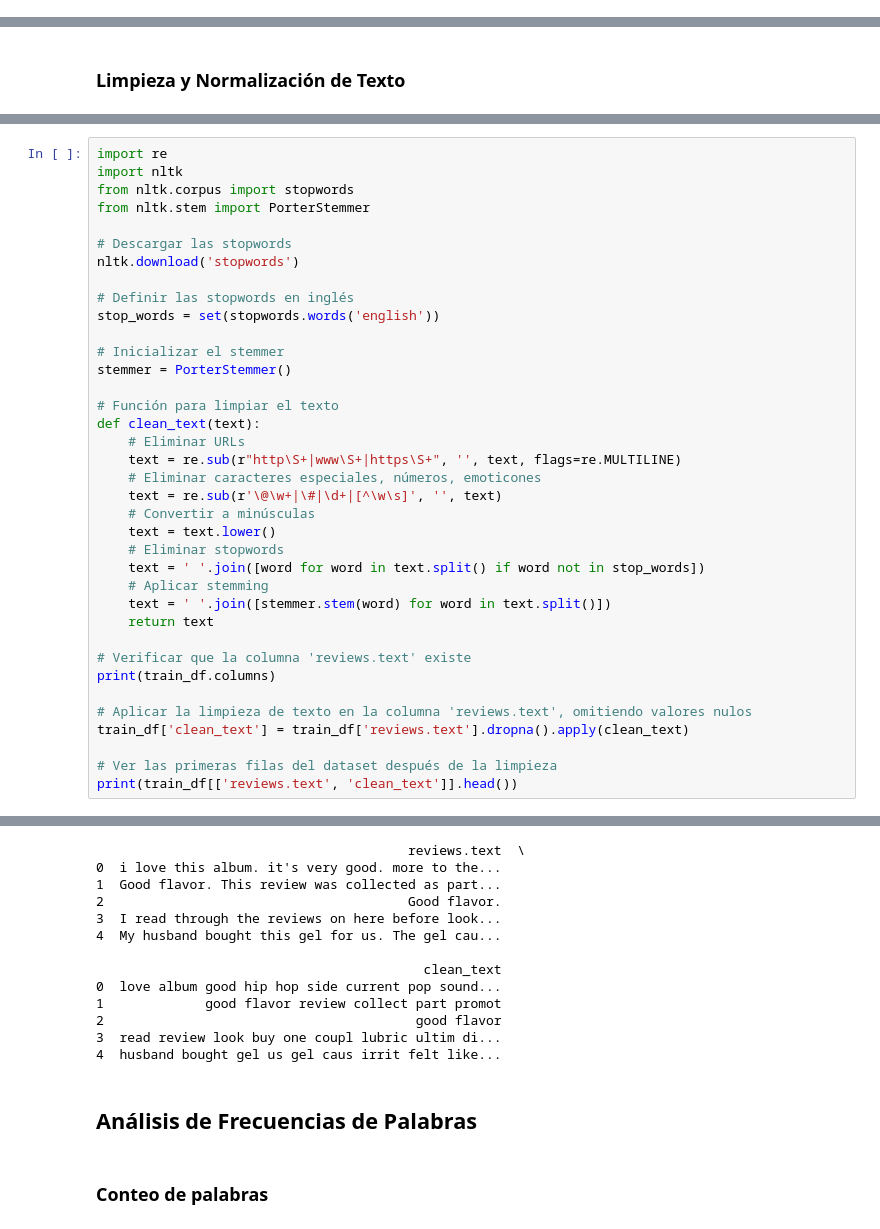
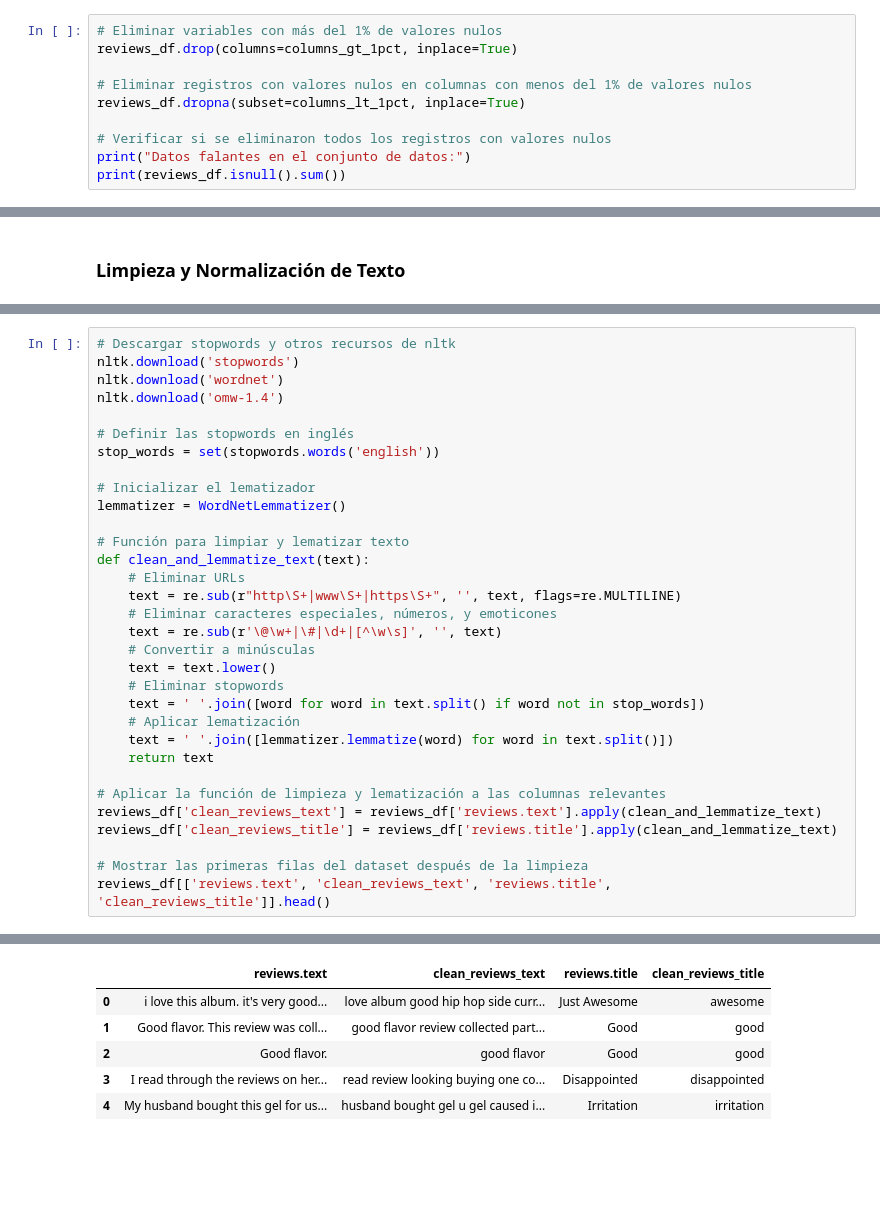
Before and after one commit to LeivaDiego/Lab6-DataScience, a Jupyter notebook: Lab6-ejercicio2.ipynb, the cells around one changed output, grey strips where cells are left out. Drawn from its saved outputs; the diff is of its cells as text; blank space fills up the shorter version.

Commit message:
Preprocesamiento y Limpieza

```diff
--- a/Lab6-ejercicio2.ipynb
+++ b/Lab6-ejercicio2.ipynb
@@ -375,0 +309,10 @@ dtype: int64
+# %%
+# Eliminar variables con más del 1% de valores nulos
+reviews_df.drop(columns=columns_gt_1pct, inplace=True)
+
+# Eliminar registros con valores nulos en columnas con menos del 1% de valores nulos
+reviews_df.dropna(subset=columns_lt_1pct, inplace=True)
+
+# Verificar si se eliminaron todos los registros con valores nulos
+print("Datos falantes en el conjunto de datos:")
+print(reviews_df.isnull().sum())
@@ -393,38 +366,33 @@ dtype: int64
 # %%
-import re
-import nltk
-from nltk.corpus import stopwords
-from nltk.stem import PorterStemmer
-
-# Descargar las stopwords
+# Descargar stopwords y otros recursos de nltk
 nltk.download('stopwords')
+nltk.download('wordnet')
+nltk.download('omw-1.4')
 
 # Definir las stopwords en inglés
 stop_words = set(stopwords.words('english'))
 
-# Inicializar el stemmer
-stemmer = PorterStemmer()
+# Inicializar el lematizador
+lemmatizer = WordNetLemmatizer()
 
-# Función para limpiar el texto
-def clean_text(text):
+# Función para limpiar y lematizar texto
+def clean_and_lemmatize_text(text):
     # Eliminar URLs
     text = re.sub(r"http\S+|www\S+|https\S+", '', text, flags=re.MULTILINE)
-    # Eliminar caracteres especiales, números, emoticones
+    # Eliminar caracteres especiales, números, y emoticones
     text = re.sub(r'\@\w+|\#|\d+|[^\w\s]', '', text)
     # Convertir a minúsculas
     text = text.lower()
     # Eliminar stopwords
     text = ' '.join([word for word in text.split() if word not in stop_words])
-    # Aplicar stemming
-    text = ' '.join([stemmer.stem(word) for word in text.split()])
+    # Aplicar lematización
+    text = ' '.join([lemmatizer.lemmatize(word) for word in text.split()])
     return text
 
-# Verificar que la columna 'reviews.text' existe
-print(train_df.columns)
+# Aplicar la función de limpieza y lematización a las columnas relevantes
+reviews_df['clean_reviews_text'] = reviews_df['reviews.text'].apply(clean_and_lemmatize_text)
+reviews_df['clean_reviews_title'] = reviews_df['reviews.title'].apply(clean_and_lemmatize_text)
 
-# Aplicar la limpieza de texto en la columna 'reviews.text', omitiendo valores nulos
-train_df['clean_text'] = train_df['reviews.text'].dropna().apply(clean_text)
-
-# Ver las primeras filas del dataset después de la limpieza
-print(train_df[['reviews.text', 'clean_text']].head())
+# Mostrar las primeras filas del dataset después de la limpieza
+reviews_df[['reviews.text', 'clean_reviews_text', 'reviews.title', 'clean_reviews_title']].head()
 # %% [output]
@@ -440,17 +408,6 @@ Index(['id', 'brand', 'categories', 'dateAdded', 'dateUpdated', 'keys',
-                                        reviews.text  \
-0  i love this album. it's very good. more to the...
-1  Good flavor. This review was collected as part...
-2                                       Good flavor.
-3  I read through the reviews on here before look...
-4  My husband bought this gel for us. The gel cau...
-
-                                          clean_text
-0  love album good hip hop side current pop sound...
-1             good flavor review collect part promot
-2                                        good flavor
-3  read review look buy one coupl lubric ultim di...
-4  husband bought gel us gel caus irrit felt like...
+|  | reviews.text | clean_reviews_text | reviews.title | clean_reviews_title |
+| 0 | i love this album. it's very good... | love album good hip hop side curr... | Just Awesome | awesome |
+| 1 | Good flavor. This review was coll... | good flavor review collected part... | Good | good |
+| 2 | Good flavor. | good flavor | Good | good |
+| 3 | I read through the reviews on her... | read review looking buying one co... | Disappointed | disappointed |
+| 4 | My husband bought this gel for us... | husband bought gel u gel caused i... | Irritation | irritation |
-# %% [markdown]
-## Análisis de Frecuencias de Palabras
-# %% [markdown]
-### Conteo de palabras
```
Also changed, not shown: parts of 27 cells of this notebook, 2 other files.
